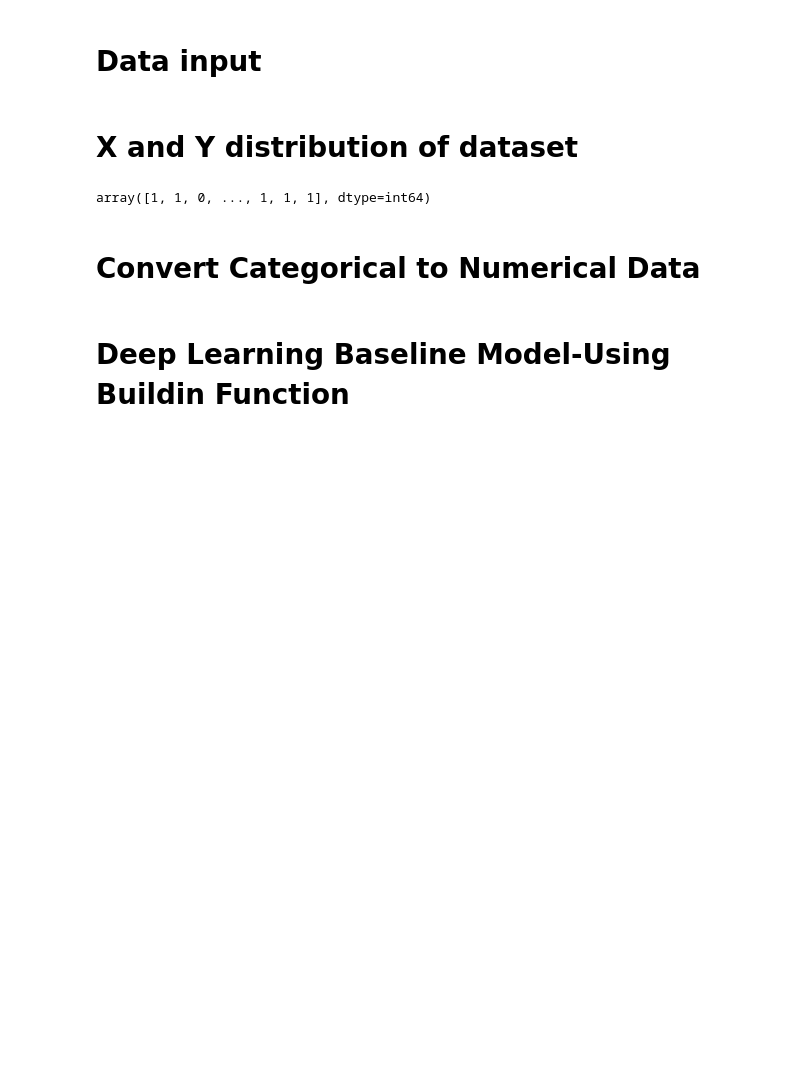
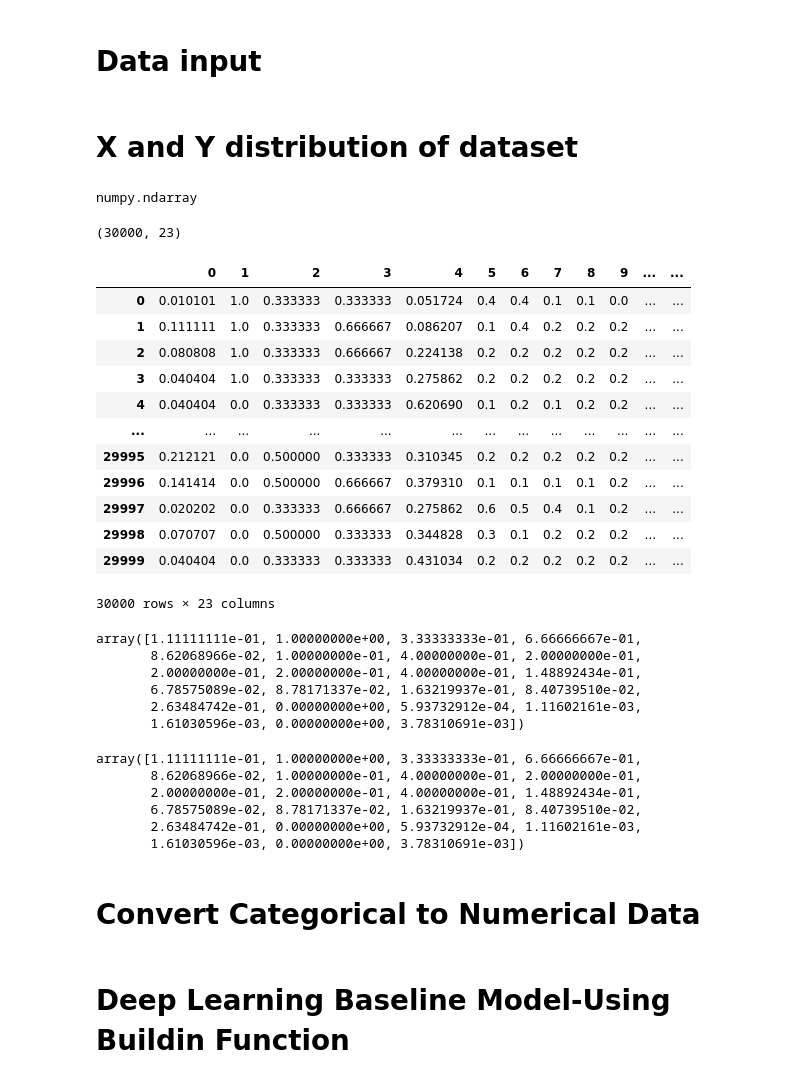
Before and after one commit to NipunDewthilina/Credible-Not-Credible-Model, a Jupyter notebook: keras+binary+classfication_demo.ipynb, the cells around one changed output. Cells and saved outputs as stored; diff of their text form; code cells hidden in the pictures; blank space fills up the shorter version.

```diff
--- a/keras+binary+classfication_demo.ipynb
+++ b/keras+binary+classfication_demo.ipynb
@@ -26,9 +29,53 @@ dataset = pd.read_csv('default of credit card clients.csv')
 X = dataset.iloc[:, 1:24].values
 y = dataset.iloc[:, 24].values
 X.shape,y.shape
-y
+type(y)
 # %% [output]
-array([1, 1, 0, ..., 1, 1, 1], dtype=int64)
+numpy.ndarray
+# %%
+X.shape
+# %% [output]
+(30000, 23)
+# %%
+import pandas as pd
+from sklearn import preprocessing
+
+min_max_scaler = preprocessing.MinMaxScaler()
+X = min_max_scaler.fit_transform(X)
+df = pd.DataFrame(x_scaled)
+df
+# %% [output]
+|  | 0 | 1 | 2 | 3 | 4 | 5 | 6 | 7 | 8 | 9 | ... | ... |
+| 0 | 0.010101 | 1.0 | 0.333333 | 0.333333 | 0.051724 | 0.4 | 0.4 | 0.1 | 0.1 | 0.0 | ... | ... |
+| 1 | 0.111111 | 1.0 | 0.333333 | 0.666667 | 0.086207 | 0.1 | 0.4 | 0.2 | 0.2 | 0.2 | ... | ... |
+| 2 | 0.080808 | 1.0 | 0.333333 | 0.666667 | 0.224138 | 0.2 | 0.2 | 0.2 | 0.2 | 0.2 | ... | ... |
+| 3 | 0.040404 | 1.0 | 0.333333 | 0.333333 | 0.275862 | 0.2 | 0.2 | 0.2 | 0.2 | 0.2 | ... | ... |
+| 4 | 0.040404 | 0.0 | 0.333333 | 0.333333 | 0.620690 | 0.1 | 0.2 | 0.1 | 0.2 | 0.2 | ... | ... |
+| ... | ... | ... | ... | ... | ... | ... | ... | ... | ... | ... | ... | ... |
+| 29995 | 0.212121 | 0.0 | 0.500000 | 0.333333 | 0.310345 | 0.2 | 0.2 | 0.2 | 0.2 | 0.2 | ... | ... |
+| 29996 | 0.141414 | 0.0 | 0.500000 | 0.666667 | 0.379310 | 0.1 | 0.1 | 0.1 | 0.1 | 0.2 | ... | ... |
+| 29997 | 0.020202 | 0.0 | 0.333333 | 0.666667 | 0.275862 | 0.6 | 0.5 | 0.4 | 0.1 | 0.2 | ... | ... |
+| 29998 | 0.070707 | 0.0 | 0.500000 | 0.333333 | 0.344828 | 0.3 | 0.1 | 0.2 | 0.2 | 0.2 | ... | ... |
+| 29999 | 0.040404 | 0.0 | 0.333333 | 0.333333 | 0.431034 | 0.2 | 0.2 | 0.2 | 0.2 | 0.2 | ... | ... |
+30000 rows × 23 columns
+# %%
+X[1]
+# %% [output]
+array([1.11111111e-01, 1.00000000e+00, 3.33333333e-01, 6.66666667e-01,
+       8.62068966e-02, 1.00000000e-01, 4.00000000e-01, 2.00000000e-01,
+       2.00000000e-01, 2.00000000e-01, 4.00000000e-01, 1.48892434e-01,
+       6.78575089e-02, 8.78171337e-02, 1.63219937e-01, 8.40739510e-02,
+       2.63484742e-01, 0.00000000e+00, 5.93732912e-04, 1.11602161e-03,
+       1.61030596e-03, 0.00000000e+00, 3.78310691e-03])
+# %%
+X[1]
+# %% [output]
+array([1.11111111e-01, 1.00000000e+00, 3.33333333e-01, 6.66666667e-01,
+       8.62068966e-02, 1.00000000e-01, 4.00000000e-01, 2.00000000e-01,
+       2.00000000e-01, 2.00000000e-01, 4.00000000e-01, 1.48892434e-01,
+       6.78575089e-02, 8.78171337e-02, 1.63219937e-01, 8.40739510e-02,
+       2.63484742e-01, 0.00000000e+00, 5.93732912e-04, 1.11602161e-03,
+       1.61030596e-03, 0.00000000e+00, 3.78310691e-03])
 # %% [markdown]
 # Convert Categorical to Numerical Data
 # %%
```
Also changed, not shown: parts of 10 cells of this notebook, 26 other files.
